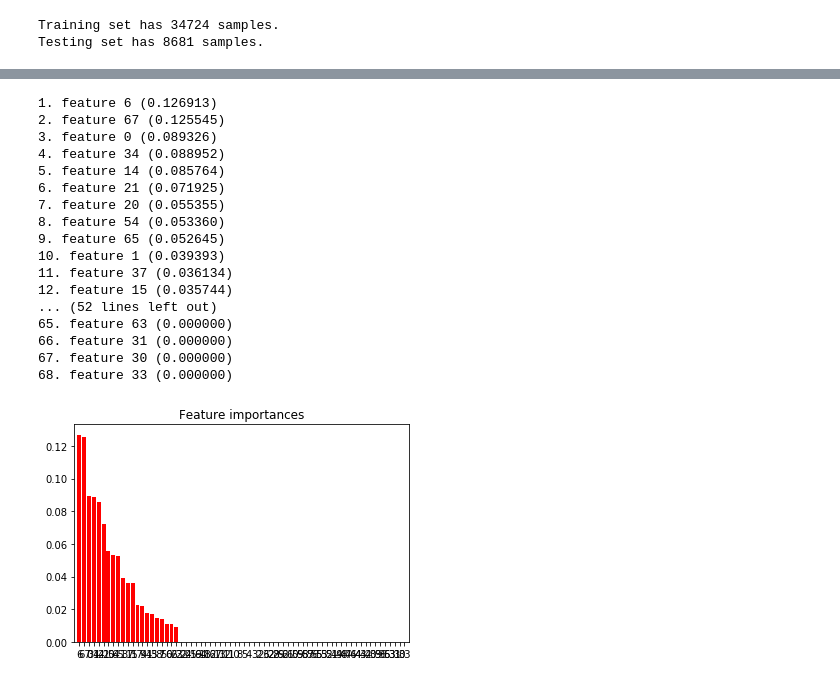
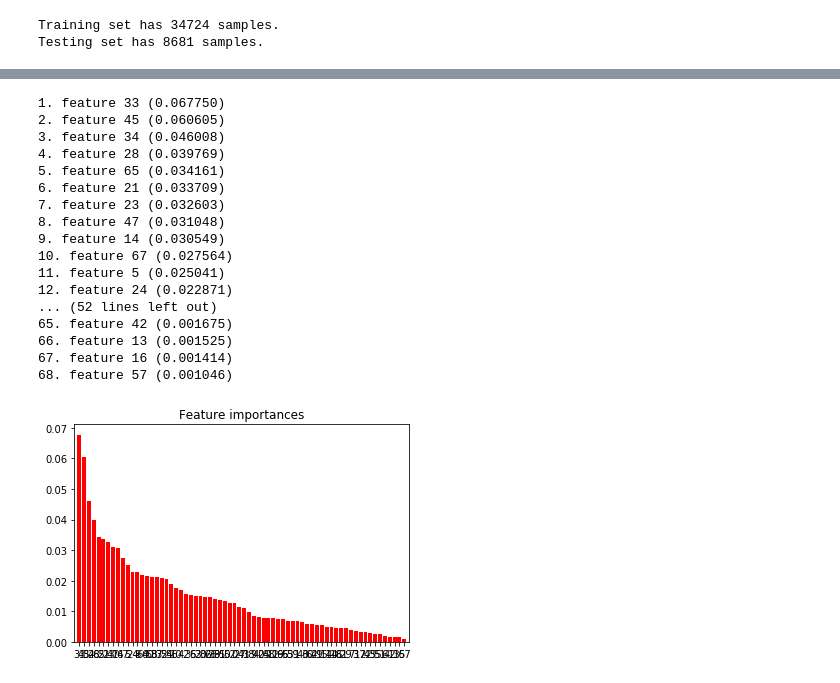
Before and after one commit to Stu8866/MLND-Capstone, a Jupyter notebook: Capstone - Predicting Bankruptcy - Three Target Classes.ipynb, the cells around one changed output, grey strips where cells are left out. Saved outputs shown, nothing was run; the diff lists cells and outputs as text; code cells hidden in the pictures.

```diff
--- a/Capstone - Predicting Bankruptcy - Three Target Classes.ipynb
+++ b/Capstone - Predicting Bankruptcy - Three Target Classes.ipynb
@@ -347,7 +345,7 @@ Testing set has 8681 samples.
 # Random prediction, for benchmarking reasons
 from sklearn.dummy import DummyClassifier
 
-dummy_classifier = DummyClassifier(strategy="most_frequent")
+dummy_classifier = DummyClassifier()
 dummy_classifier.fit(X_train, y_train)
 
 predictions_random = dummy_classifier.predict(X_test)
@@ -370,0 +455,13 @@ avg / total       0.91      0.95      0.93      8681
+# %%
+# Train the random forest classifier
+clf = RandomForestClassifier(random_state=3,
+                             max_depth=8,
+                             max_features='auto',
+                             min_samples_leaf=5,
+                             n_estimators=1)
+clf.fit(X_train, y_train)
+predictions = clf.predict(X_test)
+
+print ("Performance:")
+print accuracy_score(predictions, y_test)
+print f1_score(predictions, y_test, average='macro')
@@ -370,0 +487,12 @@ avg / total       0.91      0.95      0.93      8681
+# %%
+# Decision Tree - train and test
+dtree = tree.DecisionTreeClassifier(random_state=0,
+                                    min_samples_leaf=1,
+                                    max_depth=10,
+                                    min_samples_split= 3)
+dtree.fit(X_train, y_train)
+
+predictions_dtree = dtree.predict(X_test)
+
+print accuracy_score(predictions_dtree, y_test)
+print f1_score(predictions_dtree, y_test, average='macro')
@@ -370,0 +553,12 @@ avg / total       0.91      0.95      0.93      8681
+# %%
+# Gradient Boosting
+gbc = GradientBoostingClassifier(random_state=0)
+
+gbc.fit(X_train, y_train)
+
+predictions_regr = gbc.predict(X_test)
+
+print accuracy_score(predictions_regr, y_test)
+print f1_score(predictions_regr, y_test, average='macro')
+
+print(classification_report(y_test, predictions_regr, target_names=['0','1','2']))
@@ -427,33 +672,37 @@ feature: isblank-Col6_retained_earnings_div_total_assets, importance: 0.12554483
 # %%
-# Show the feature importance
 import matplotlib.pyplot as plt
+
+importances = gbc.feature_importances_
+std = np.std([gbc.feature_importances_ for tree in gbc.estimators_],
+             axis=0)
+indices = np.argsort(importances)[::-1]
 
 for f in range(X_train.shape[1]):
     print("%d. feature %d (%f)" % (f + 1, indices[f], importances[indices[f]]))
 
 plt.figure()
 plt.title("Feature importances")
 plt.bar(range(X_train.shape[1]), importances[indices],
        color="r", yerr=std[indices], align="center")
 plt.xticks(range(X_train.shape[1]), indices)
 plt.xlim([-1, X_train.shape[1]])
 plt.show()
 # %% [output]
-1. feature 6 (0.126913)
-2. feature 67 (0.125545)
-3. feature 0 (0.089326)
-4. feature 34 (0.088952)
-5. feature 14 (0.085764)
-6. feature 21 (0.071925)
-7. feature 20 (0.055355)
-8. feature 54 (0.053360)
-9. feature 65 (0.052645)
-10. feature 1 (0.039393)
-11. feature 37 (0.036134)
-12. feature 15 (0.035744)
+1. feature 33 (0.067750)
+2. feature 45 (0.060605)
+3. feature 34 (0.046008)
+4. feature 28 (0.039769)
+5. feature 65 (0.034161)
+6. feature 21 (0.033709)
+7. feature 23 (0.032603)
+8. feature 47 (0.031048)
+9. feature 14 (0.030549)
+10. feature 67 (0.027564)
+11. feature 5 (0.025041)
+12. feature 24 (0.022871)
 ... (52 lines left out)
-65. feature 63 (0.000000)
-66. feature 31 (0.000000)
-67. feature 30 (0.000000)
-68. feature 33 (0.000000)
+65. feature 42 (0.001675)
+66. feature 13 (0.001525)
+67. feature 16 (0.001414)
+68. feature 57 (0.001046)
-[figure, old version]
+[figure, new version]
```
Also changed, not shown: parts of 28 cells of this notebook, 2 other files.
